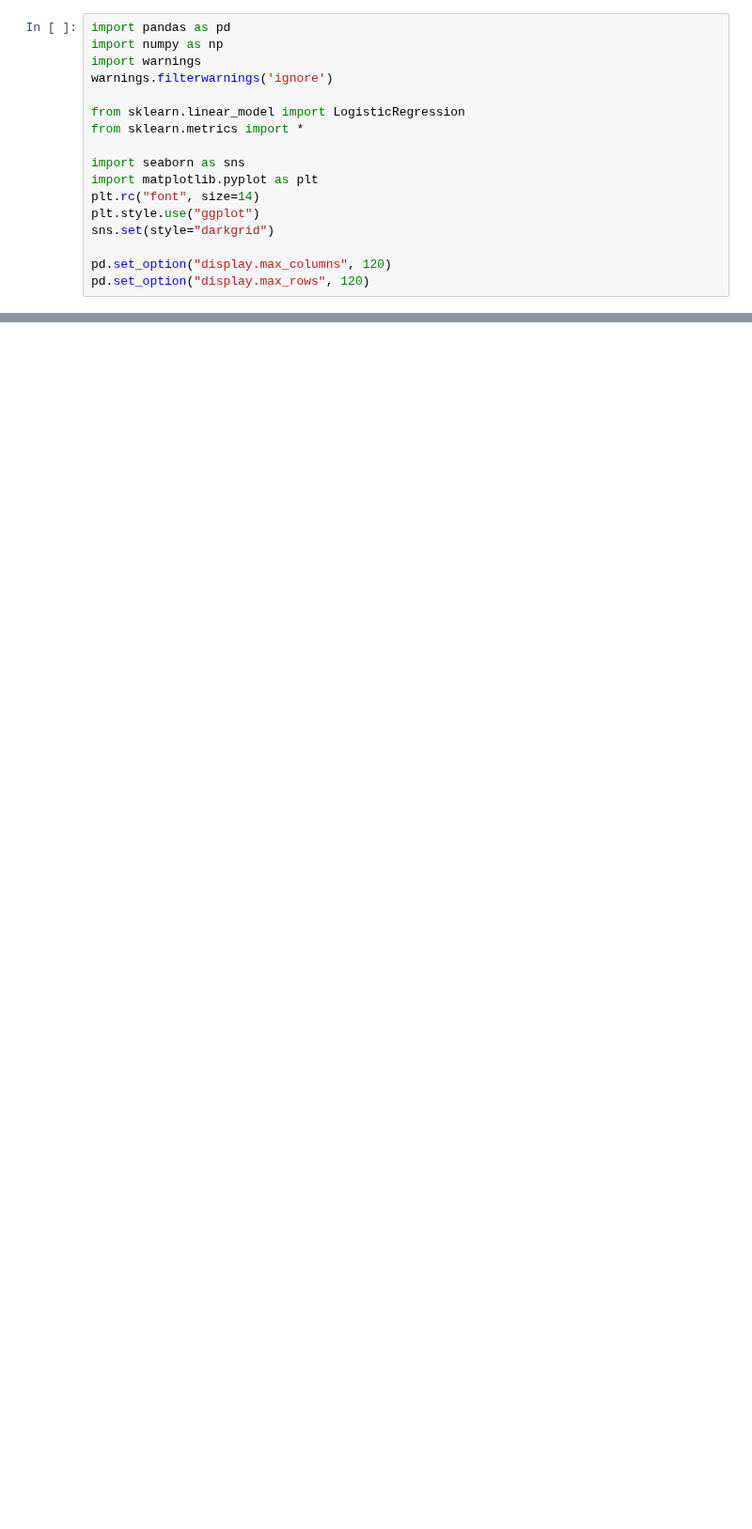
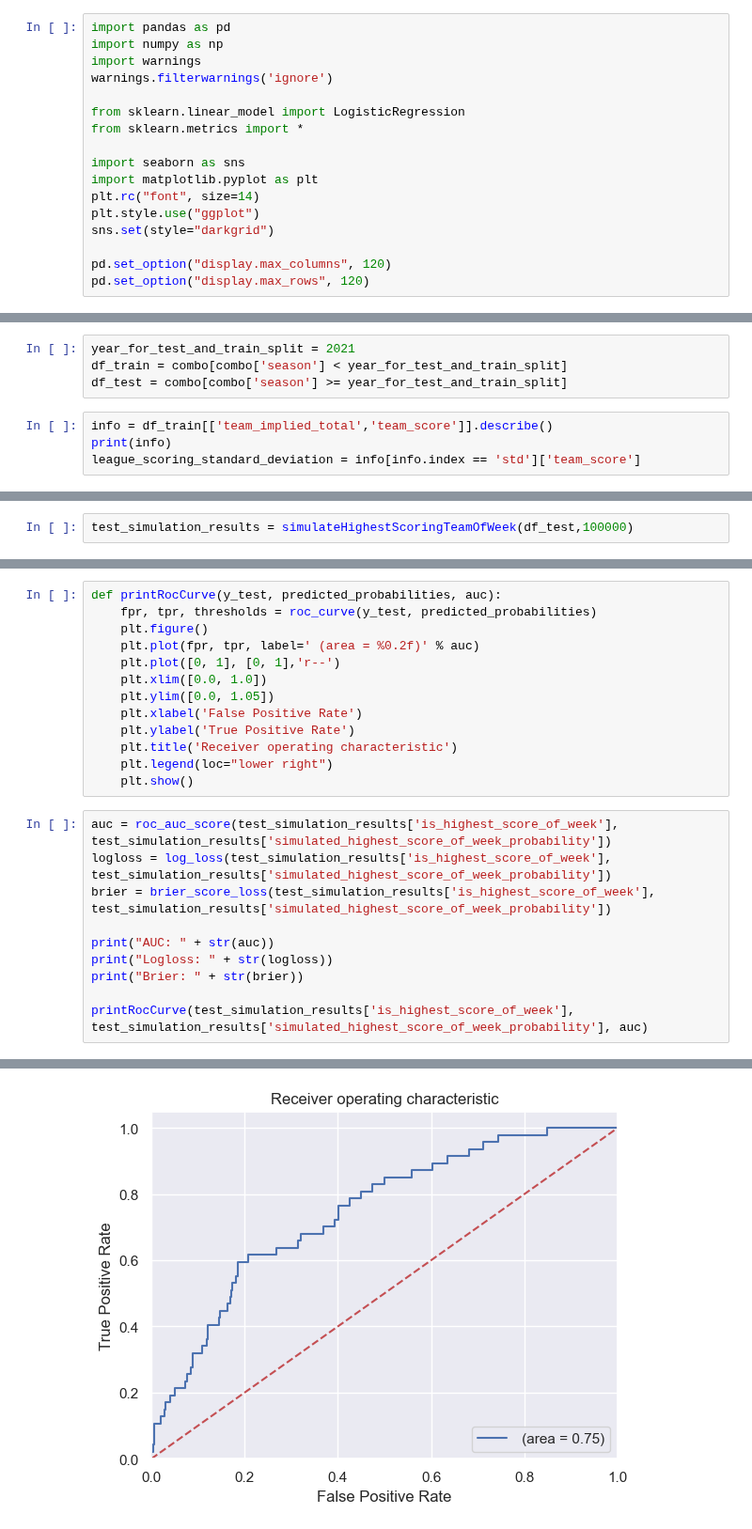
Before and after one commit to bhuggard/CheckTheCover, a Jupyter notebook: data/data_pull.ipynb, the cells around one changed output, grey strips where cells are left out. Shown at 94% size. Cells and saved outputs as stored; diff of their text form; blank space fills up the shorter version.

```diff
--- a/data/data_pull.ipynb
+++ b/data/data_pull.ipynb
@@ -33,0 +191,8 @@ pd.read_csv('nfl_game_data_for_simulation.csv')
+# %%
+year_for_test_and_train_split = 2021
+df_train = combo[combo['season'] < year_for_test_and_train_split]
+df_test = combo[combo['season'] >= year_for_test_and_train_split]
+# %%
+info = df_train[['team_implied_total','team_score']].describe()
+print(info)
+league_scoring_standard_deviation = info[info.index == 'std']['team_score']
@@ -33,0 +245,2 @@ pd.read_csv('nfl_game_data_for_simulation.csv')
+# %%
+test_simulation_results = simulateHighestScoringTeamOfWeek(df_test,100000)
@@ -33,0 +263,24 @@ pd.read_csv('nfl_game_data_for_simulation.csv')
+# %%
+def printRocCurve(y_test, predicted_probabilities, auc):
+    fpr, tpr, thresholds = roc_curve(y_test, predicted_probabilities)
+    plt.figure()
+    plt.plot(fpr, tpr, label=' (area = %0.2f)' % auc)
+    plt.plot([0, 1], [0, 1],'r--')
+    plt.xlim([0.0, 1.0])
+    plt.ylim([0.0, 1.05])
+    plt.xlabel('False Positive Rate')
+    plt.ylabel('True Positive Rate')
+    plt.title('Receiver operating characteristic')
+    plt.legend(loc="lower right")
+    plt.show()
+# %%
+auc = roc_auc_score(test_simulation_results['is_highest_score_of_week'], test_simulation_results['simulated_highest_score_of_week_probability'])
+logloss = log_loss(test_simulation_results['is_highest_score_of_week'], test_simulation_results['simulated_highest_score_of_week_probability'])
+brier = brier_score_loss(test_simulation_results['is_highest_score_of_week'], test_simulation_results['simulated_highest_score_of_week_probability'])
+
+print("AUC: " + str(auc))
+print("Logloss: " + str(logloss))
+print("Brier: " + str(brier))
+
+printRocCurve(test_simulation_results['is_highest_score_of_week'], test_simulation_results['simulated_highest_score_of_week_probability'], auc)
+# %% [output]
@@ -33,0 +290 @@ pd.read_csv('nfl_game_data_for_simulation.csv')
+[figure, added]
```
Also changed, not shown: parts of 23 cells of this notebook, 1 other file.
